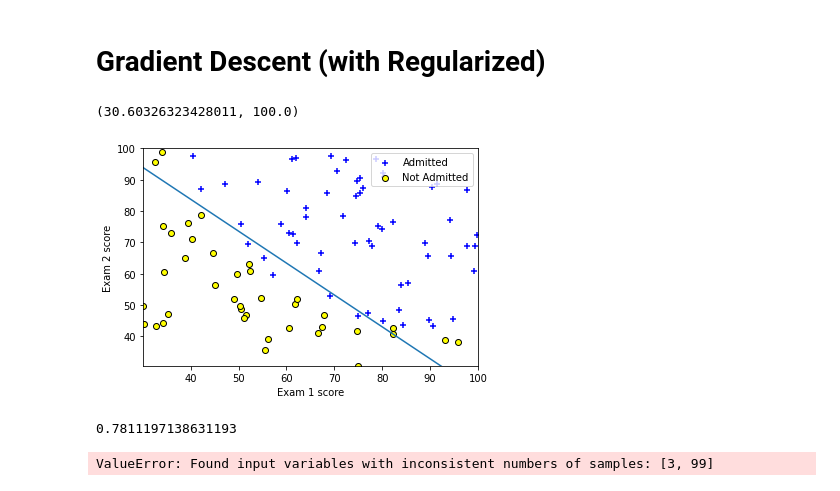
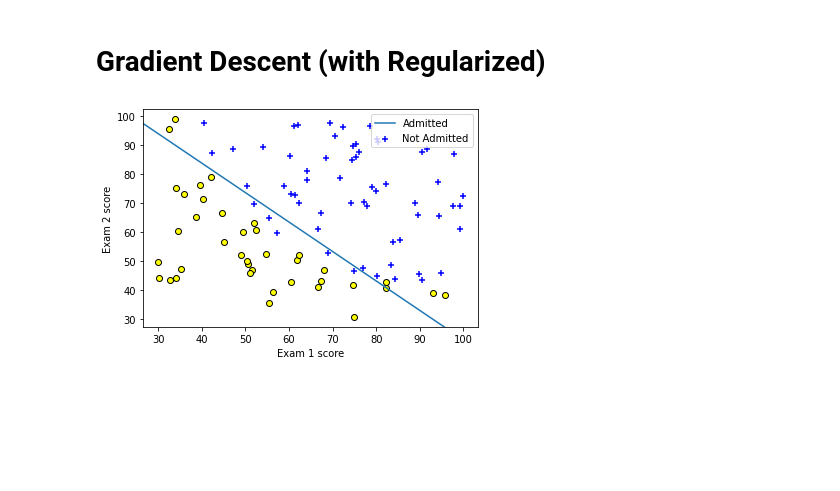
Before and after one commit to ChandraLiuswanto/MLE_test, a Jupyter notebook: Classification/ex2data1.ipynb, the cells around one changed output. Drawn from its saved outputs; the diff is of its cells as text; code cells hidden in the pictures; blank space fills up the shorter version.

```diff
--- a/Classification/ex2data1.ipynb
+++ b/Classification/ex2data1.ipynb
@@ -74,43 +67,23 @@ plt.ylim([np.min(x[:,1]),100])
 # %% [markdown]
 # Gradient Descent (with Regularized)
 # %%
+def grad_cost2(theta_val,x_val,y_val,lamb=1):
+    theta_val = theta_val.reshape((-1,1))
+    err = sigmoid(theta_val.T @ x_val.T).T-y_val
+    count = y_val.shape[0]
+    return ((x_a.T @ err+lamb*(np.c_[0,theta_val[1:].T]).T)/count).flatten()
 
-def grad_cost2(y_val, theta_val, x_val,lamb=10):
-    err = sigmoid(theta_val.T @ x_val)-y_val
-    count = y_val.shape[0]
-    return (x_val @ err.T+lamb*(np.c_[0,theta[1:].T]).T)/count
-#theta = np.array([[1,1,1]]).T
-theta = np.array([[-24.87,0.20,0.20]]).T
-cost_list =[]
+pretrained = True
+if pretrained:
+    loop = 1000
+    theta1 = np.array([-24.58935177,0.20109821,0.19757058])
+else:
+    loop = 1000000
+    theta1 = np.array([1,1,1])
+gradient = 1e-3
+
 for _ in range(loop):
-    theta = theta - (gradient * grad_cost2(y,theta,x_a,10))
-    cost_list.append(cost(y,theta,x_a))
+    theta1 = theta1 - (gradient * grad_cost2(theta1,x_a,y,10))
+plot_result(theta1)
+# %% [output]
+[figure, added]
-# %%
-a = np.linspace(0,100,100)
-b = -(theta[0]+theta[1]*a)/theta[2]
-plt.scatter(class_1_data[:,0],class_1_data[:,1],marker='+',c='blue',edgecolors='black')
-plt.scatter(class_2_data[:,0],class_2_data[:,1],marker='o',c='yellow',edgecolors='black')
-plt.xlabel('Exam 1 score')
-plt.ylabel('Exam 2 score')
-plt.legend(['Admitted','Not Admitted'],loc=1)
-plt.plot(a,b)
-plt.xlim([np.min(x[:,0]),100])
-plt.ylim([np.min(x[:,1]),100])
-# %% [output]
-(30.60326323428011, 100.0)
-[figure, removed]
-# %%
-predict(theta,45,85)
-# %% [output]
-0.7811197138631193
-# %%
-from sklearn.linear_model import SGDClassifier
-
-clf = SGDClassifier(loss="log", penalty="l2", max_iter=100000000)
-clf.fit(x_a, y)
-theta = np.array([clf.intercept_,clf.coef_[0][0],clf.coef_[0][1]],dtype=float)
-a = np.linspace(0,100,100)
-b = -(theta[0]+theta[1]*a)/theta[2]
-plt.plot(a,b)
-# %% [output]
-ValueError: Found input variables with inconsistent numbers of samples: [3, 99]
```
Also changed, not shown: parts of 14 cells of this notebook.
